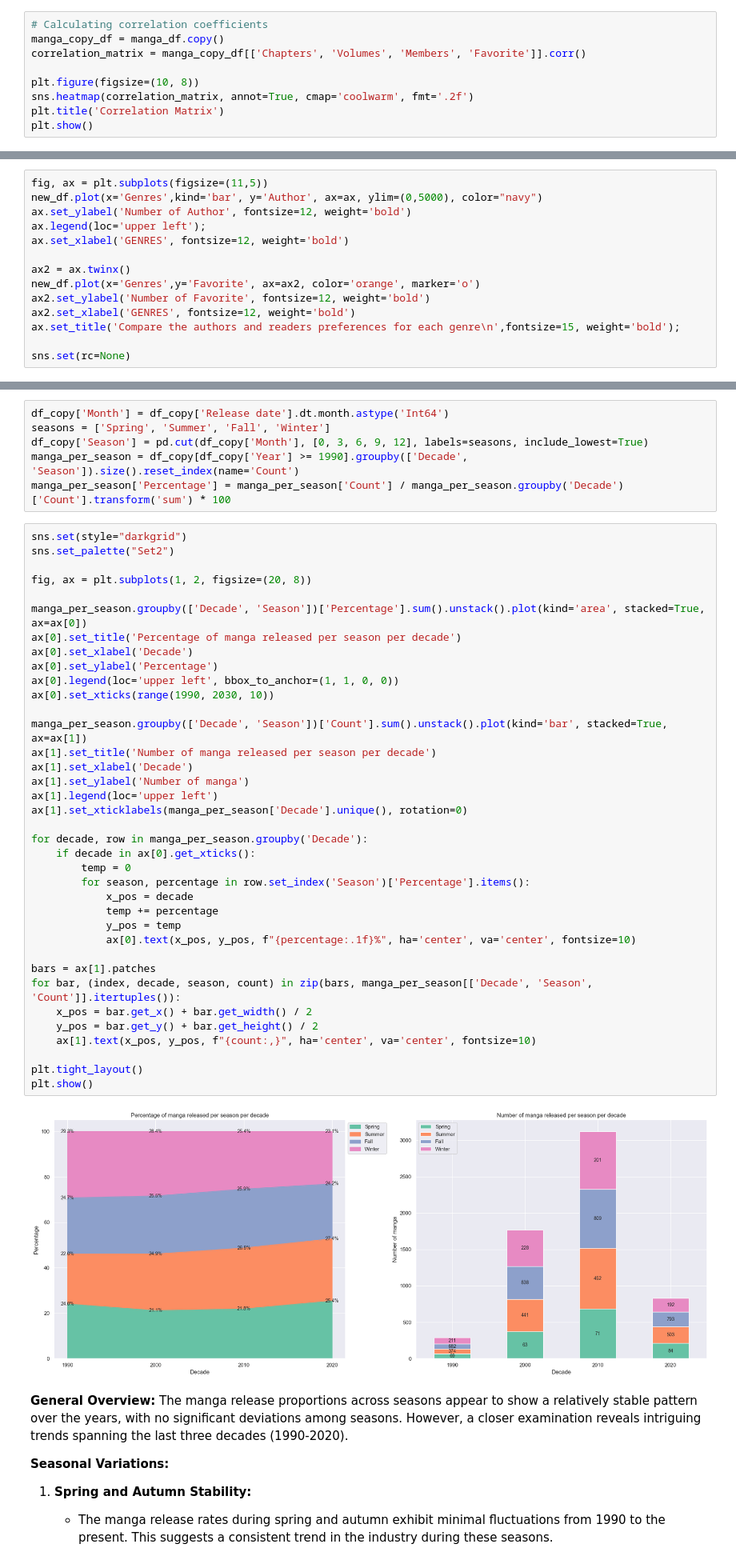
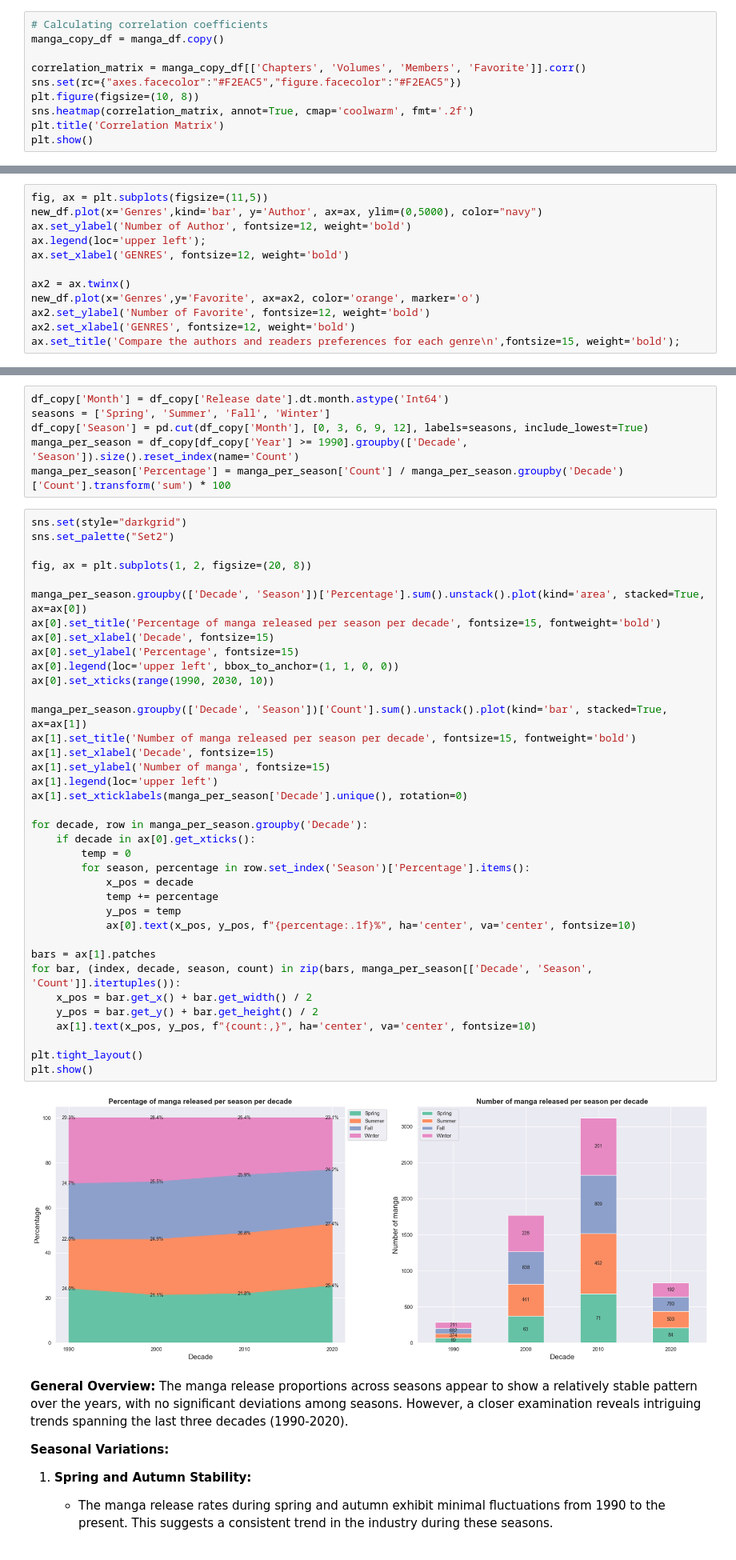
Before and after one commit to duongtruongbinh/IntroDS_FinalProject, a Jupyter notebook: src/Asking_Questions_and_Analyzing.ipynb, the cells around one changed output, grey strips where cells are left out. Shown at 80% size. Drawn from its saved outputs; the diff is of its cells as text.

```diff
--- a/src/Asking_Questions_and_Analyzing.ipynb
+++ b/src/Asking_Questions_and_Analyzing.ipynb
@@ -79,8 +82,9 @@ memory usage: 813.9+ KB
 # %%
 # Calculating correlation coefficients
 manga_copy_df = manga_df.copy()
+
 correlation_matrix = manga_copy_df[['Chapters', 'Volumes', 'Members', 'Favorite']].corr()
-
+sns.set(rc={"axes.facecolor":"#F2EAC5","figure.facecolor":"#F2EAC5"})
 plt.figure(figsize=(10, 8))
 sns.heatmap(correlation_matrix, annot=True, cmap='coolwarm', fmt='.2f')
 plt.title('Correlation Matrix')
@@ -437,8 +469,6 @@ new_df.plot(x='Genres',y='Favorite', ax=ax2, color='orange', marker='o')
 ax2.set_ylabel('Number of Favorite', fontsize=12, weight='bold')
 ax2.set_xlabel('GENRES', fontsize=12, weight='bold')
 ax.set_title('Compare the authors and readers preferences for each genre\n',fontsize=15, weight='bold');
-
-sns.set(rc=None)
 # %% [output]
 [figure]
 # %% [markdown]
@@ -559,40 +589,40 @@ sns.set(style="darkgrid")
 sns.set_palette("Set2")
 
 fig, ax = plt.subplots(1, 2, figsize=(20, 8))
 
 manga_per_season.groupby(['Decade', 'Season'])['Percentage'].sum().unstack().plot(kind='area', stacked=True, ax=ax[0])
-ax[0].set_title('Percentage of manga released per season per decade')
-ax[0].set_xlabel('Decade')
-ax[0].set_ylabel('Percentage')
+ax[0].set_title('Percentage of manga released per season per decade', fontsize=15, fontweight='bold')
+ax[0].set_xlabel('Decade', fontsize=15)
+ax[0].set_ylabel('Percentage', fontsize=15)
 ax[0].legend(loc='upper left', bbox_to_anchor=(1, 1, 0, 0))
 ax[0].set_xticks(range(1990, 2030, 10))
 
 manga_per_season.groupby(['Decade', 'Season'])['Count'].sum().unstack().plot(kind='bar', stacked=True, ax=ax[1])
-ax[1].set_title('Number of manga released per season per decade')
-ax[1].set_xlabel('Decade')
-ax[1].set_ylabel('Number of manga')
+ax[1].set_title('Number of manga released per season per decade', fontsize=15, fontweight='bold')
+ax[1].set_xlabel('Decade', fontsize=15)
+ax[1].set_ylabel('Number of manga', fontsize=15)
 ax[1].legend(loc='upper left')
 ax[1].set_xticklabels(manga_per_season['Decade'].unique(), rotation=0)
 
 for decade, row in manga_per_season.groupby('Decade'):
     if decade in ax[0].get_xticks():
         temp = 0
         for season, percentage in row.set_index('Season')['Percentage'].items():
             x_pos = decade
             temp += percentage
             y_pos = temp
             ax[0].text(x_pos, y_pos, f"{percentage:.1f}%", ha='center', va='center', fontsize=10)
 
 bars = ax[1].patches
 for bar, (index, decade, season, count) in zip(bars, manga_per_season[['Decade', 'Season', 'Count']].itertuples()):
     x_pos = bar.get_x() + bar.get_width() / 2
     y_pos = bar.get_y() + bar.get_height() / 2
     ax[1].text(x_pos, y_pos, f"{count:,}", ha='center', va='center', fontsize=10)
 
 plt.tight_layout()
 plt.show()
 # %% [output]
-[figure, old version]
+[figure, new version]
 # %% [markdown]
 **General Overview:**
 The manga release proportions across seasons appear to show a relatively stable pattern over the years, with no significant deviations among seasons. However, a closer examination reveals intriguing trends spanning the last three decades (1990-2020).
```
Also changed, not shown: parts of 9 cells of this notebook.
